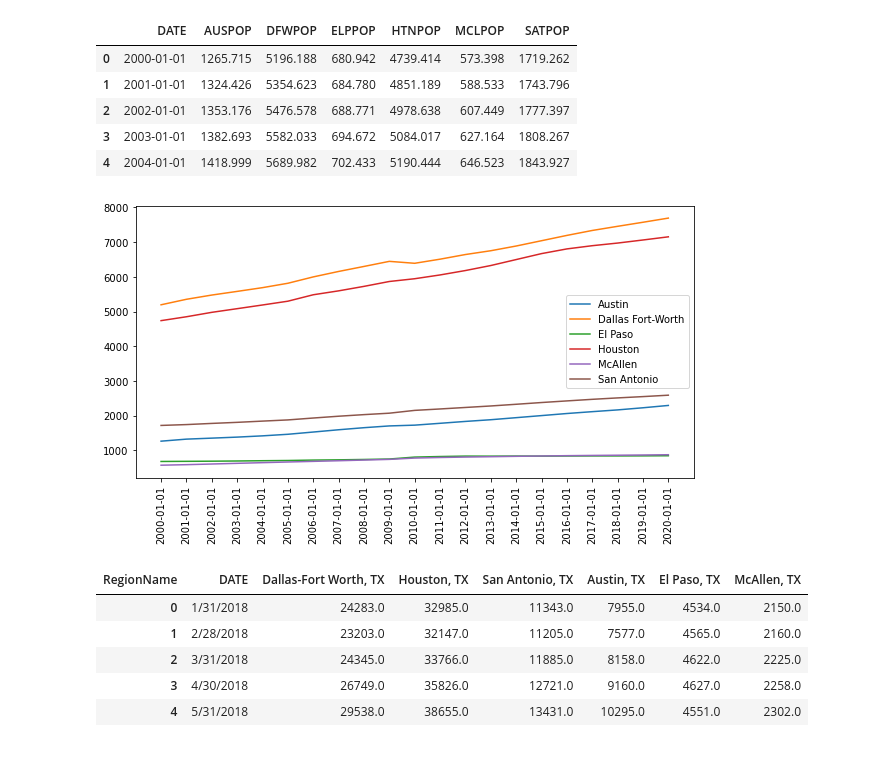
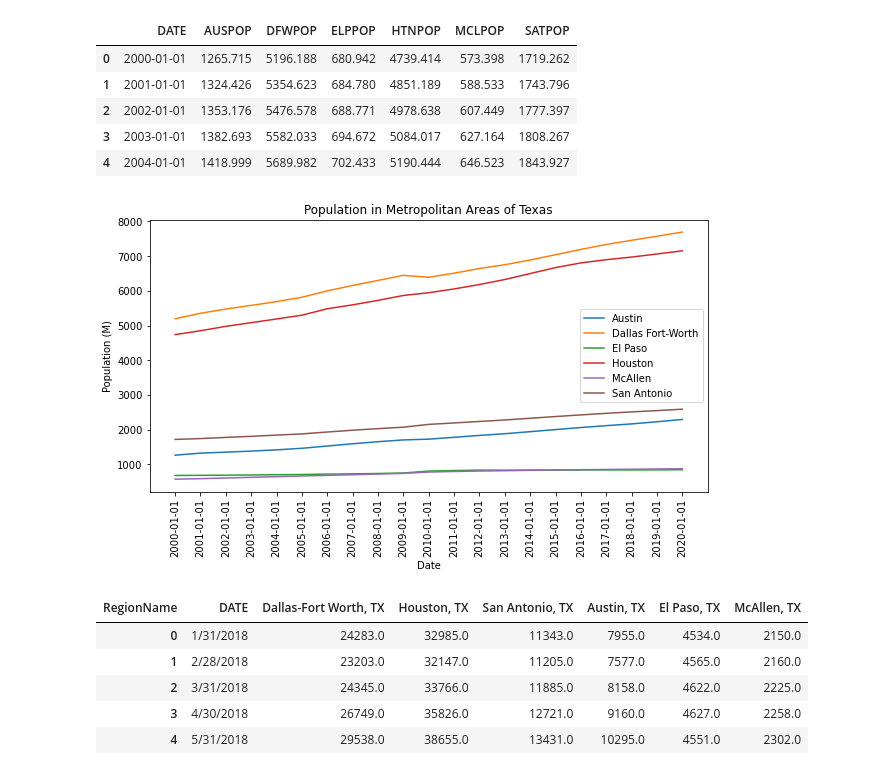
Before and after one commit to Fescamil1/Project_1_Housing_Market_Analysis, a Jupyter notebook: SC-population.ipynb, the cells around one changed output. Cells and saved outputs as stored; diff of their text form; code cells hidden in the pictures.

Commit message:
Graph labels, changed date to datetime format

```diff
--- a/SC-population.ipynb
+++ b/SC-population.ipynb
@@ -26,19 +26,23 @@ population_df.head()
 # %%
 plt.figure(figsize=(10,5))
 plt.plot(population_df['DATE'],population_df['AUSPOP'],label='Austin')
 plt.plot(population_df['DATE'],population_df['DFWPOP'],label='Dallas Fort-Worth')
 plt.plot(population_df['DATE'],population_df['ELPPOP'],label='El Paso')
 plt.plot(population_df['DATE'],population_df['HTNPOP'],label='Houston')
 plt.plot(population_df['DATE'],population_df['MCLPOP'],label='McAllen')
 plt.plot(population_df['DATE'],population_df['SATPOP'],label='San Antonio')
 
 plt.legend(loc='best')
 
+plt.title("Population in Metropolitan Areas of Texas")
+plt.xlabel("Date")
+plt.ylabel("Population (M)")
+
 plt.xticks(rotation="vertical")
 plt.savefig('Results/MetroPopulation.png')
 plt.show()
 # %% [output]
-[figure, old version]
+[figure, new version]
 # %%
 listings_df=pd.read_csv("Resources/metro_listings.csv")
 listings_df.set_index('RegionName', inplace=True)
```
Also changed, not shown: parts of 2 cells of this notebook, 3 other files.
